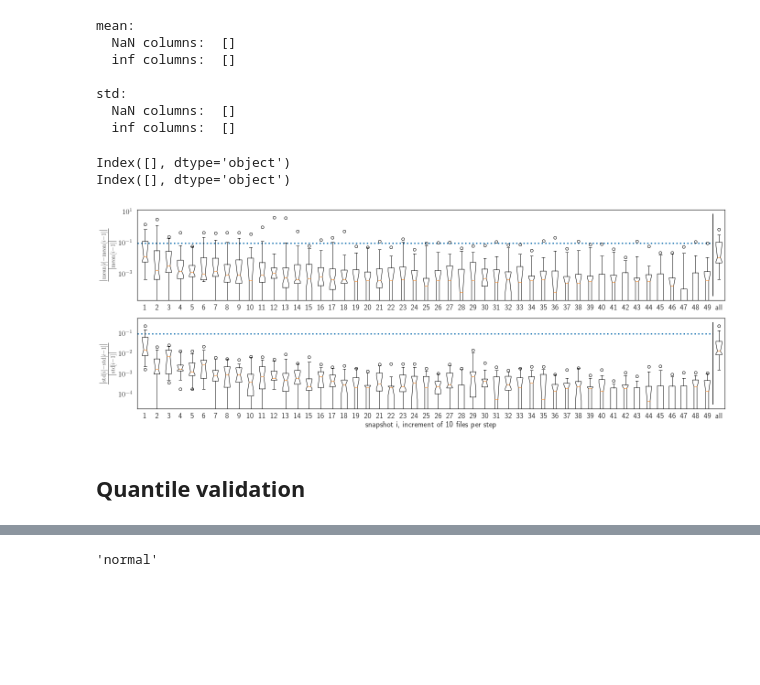
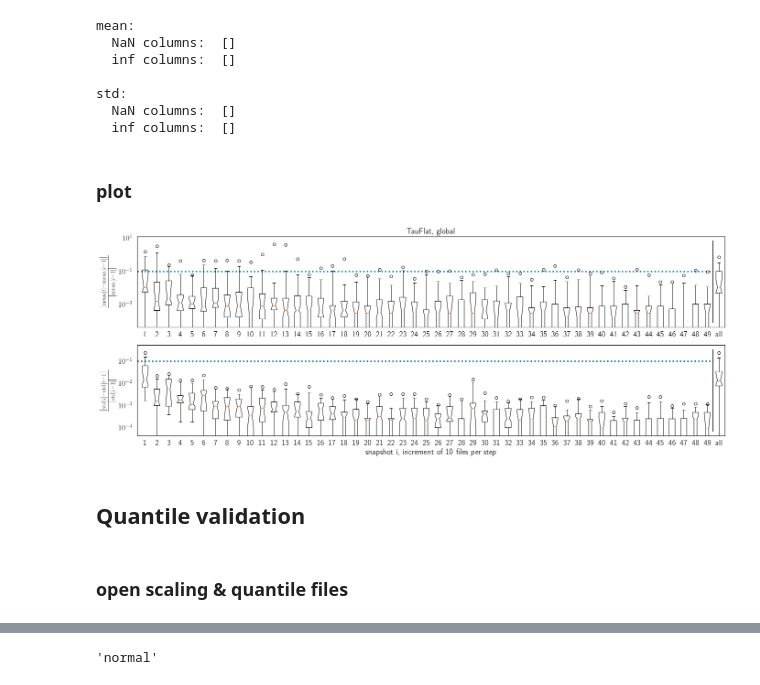
Before and after one commit to cms-tau-pog/TauMLTools, a Jupyter notebook: Training/notebooks/2017v2/scaling_validation.ipynb, the cells around one changed output, grey strips where cells are left out. Saved outputs shown, nothing was run; the diff lists cells and outputs as text; code cells hidden in the pictures; blank space fills up the shorter version.

```diff
--- a/Training/notebooks/2017v2/scaling_validation.ipynb
+++ b/Training/notebooks/2017v2/scaling_validation.ipynb
@@ -174,12 +152,5 @@ std:
 # %%
 not_inf_columns = list(df_mean.columns[~np.isinf(df_mean).any()])
 df_mean = df_mean[not_inf_columns].dropna(axis=1, how='any')
-print(df_mean.columns[np.isinf(df_mean).any()])
-#
-not_inf_columns = list(df_std.columns[~np.isinf(df_std).any()])
-df_std = df_std[not_inf_columns].dropna(axis=1, how='any')
-#
-print(df_std.columns[np.isinf(df_std).any()])
+if np.any(np.isinf(df_mean)) > 0:
+    print("Found columns with inf in df_mean: ", df_mean.columns[np.isinf(df_mean)])
-# %% [output]
-Index([], dtype='object')
-Index([], dtype='object')
@@ -191,30 +167,5 @@ running_diff_std = abs(df_std.iloc[1:].values - (df_std.iloc[0:-1].values)) / ab
 # append to the end difference between 1st and final snapshots
 running_diff_mean.iloc[-1] = abs(df_mean.iloc[-1].values - (df_mean.iloc[0].values)) / abs(df_mean.iloc[0])
 running_diff_std.iloc[-1] = abs(df_std.iloc[-1].values - (df_std.iloc[0].values)) / abs(df_std.iloc[0])
-# %%
-plt.rcParams['text.usetex'] = True
-fig, axs = plt.subplots(2, 1, figsize=(23,8))
-
-axs[0].boxplot(list(running_diff_mean.values), notch=True, bootstrap=10000, whis=(5, 95))
-# axs[0].set_title(f'\text{VAR_TYPE}{CONE_TYPE_STR}')
-axs[0].set_ylabel(r'$\frac{\Big|\mathrm{mean}[i] - \mathrm{mean}[i-1]\Big|}{\Big|\mathrm{mean}[i-1]\Big|}$')
-axs[0].set_yscale('log')
-axs[0].set_xlim(.3, axs[0].get_xlim()[1])
-axs[0].set_xticks(list(range(1, n_snapshots+1)))
-axs[0].set_xticklabels(list(range(1, n_snapshots))+['all'])
-axs[0].hlines(.1, axs[0].get_xlim()[0], axs[0].get_xlim()[1]-1, ls=':', linewidth=3, label='10\% level')
-axs[0].vlines(49.5, *axs[0].get_ylim(), 'black', linewidth=1.5)
-#
-axs[1].boxplot(list(running_diff_std.values), notch=True, bootstrap=10000, whis=(5, 95))
-axs[1].set_ylabel(r'$\frac{\Big|\mathrm{std}[i] - \mathrm{std}[i-1]\Big|}{\Big|\mathrm{std}[i-1]\Big|}$')
-axs[1].set_yscale('log')
-axs[1].set_xlabel(f'snapshot i, increment of {N_FILES_PER_STEP} files per step')
-axs[1].set_xlim(.3, axs[1].get_xlim()[1])
-axs[1].set_xticks(list(range(1, n_snapshots+1)))
-axs[1].set_xticklabels(list(range(1, n_snapshots))+['all'])
-axs[1].hlines(.1, axs[1].get_xlim()[0], axs[1].get_xlim()[1]-1, ls=':', linewidth=3, label='10\% level')
-axs[1].vlines(49.5, *axs[1].get_ylim(), 'black', linewidth=1.5)
-# plt.legend(loc='upper center')
-plt.show()
-# %% [output]
-[figure, removed]
+# %% [markdown]
+### plot
@@ -221,2 +174,8 @@ plt.show()
+# %%
+plot_running_diff(running_diff_mean, running_diff_std, N_FILES_PER_STEP, VAR_TYPE, CONE_TYPE,
+                  savepath=None, close_plot=False
+                 )
+# %% [output]
+[figure, added]
 # %% [markdown]
 ## Quantile validation
@@ -225,2 +182,4 @@ from python.quantile_validation import plot_ranges
+# %% [markdown]
+### open scaling & quantile files
 # %%
 path_to_params = '/afs/cern.ch/work/o/ofilatov/public/scaling_v1/all_var_types'
```
Also changed, not shown: parts of 18 cells of this notebook.
